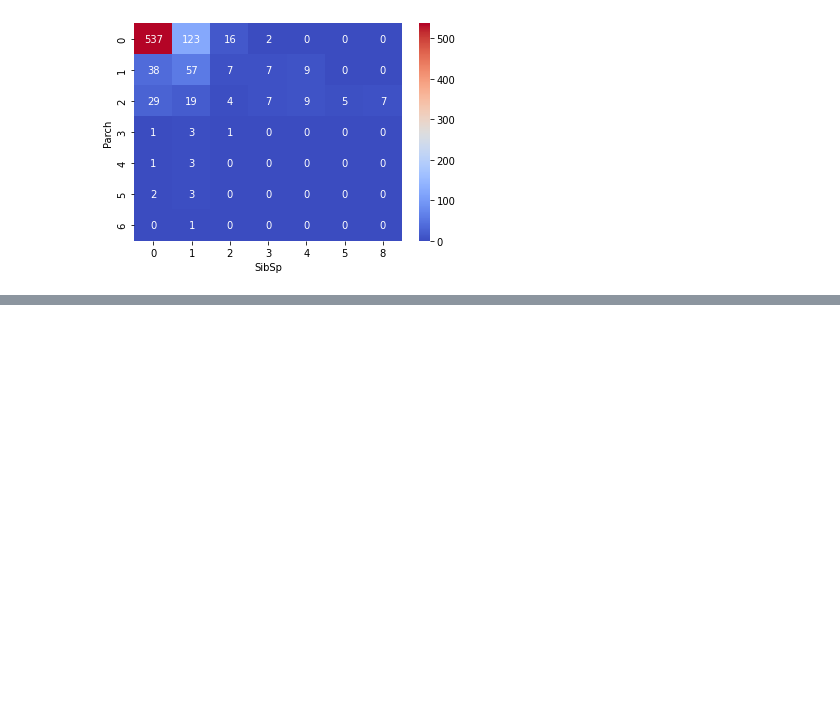
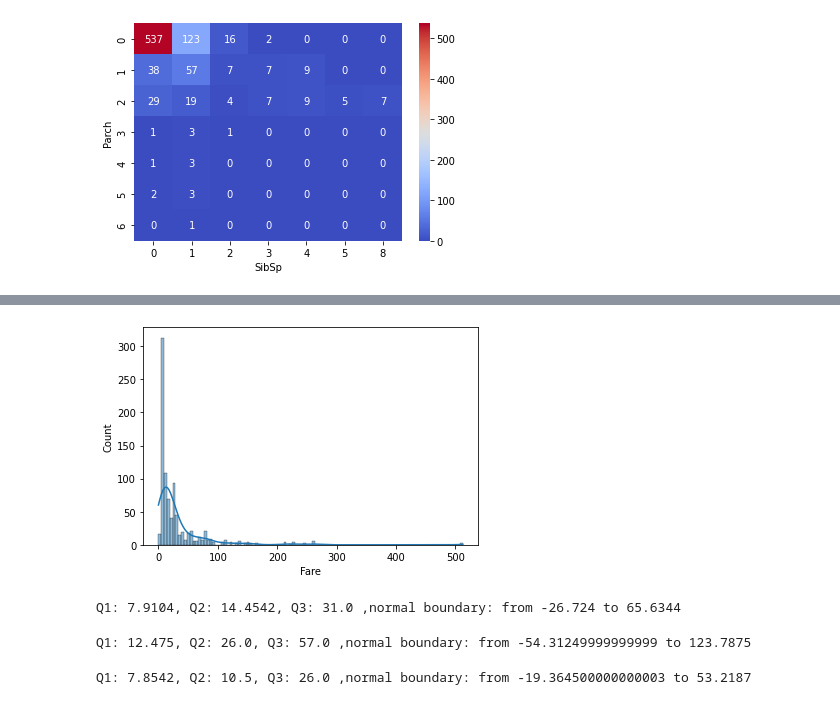
Before and after one commit to haku9627/Kaggle, a Jupyter notebook: Titanic/Titanic-MachineLearningFromDisaster.ipynb, the cells around one changed output, grey strips where cells are left out. Drawn from its saved outputs; the diff is of its cells as text; code cells hidden in the pictures; blank space fills up the shorter version.

```diff
--- a/Titanic/Titanic-MachineLearningFromDisaster.ipynb
+++ b/Titanic/Titanic-MachineLearningFromDisaster.ipynb
@@ -485,0 +537,16 @@ len(df2_manipulate1)
+# %%
+sns.histplot(df2_manipulate3.Fare,kde=True);
+# %% [output]
+[figure, added]
+# %%
+iqr_boundary(df2_manipulate3.Fare)
+# %% [output]
+Q1: 7.9104, Q2: 14.4542, Q3: 31.0 ,normal boundary: from -26.724 to 65.6344
+# %%
+iqr_boundary(df2_manipulate3.Fare[df2_manipulate3.Survived==1])
+# %% [output]
+Q1: 12.475, Q2: 26.0, Q3: 57.0 ,normal boundary: from -54.31249999999999 to 123.7875
+# %%
+iqr_boundary(df2_manipulate3.Fare[df2_manipulate3.Survived==0])
+# %% [output]
+Q1: 7.8542, Q2: 10.5, Q3: 26.0 ,normal boundary: from -19.364500000000003 to 53.2187
```
Also changed, not shown: parts of 24 cells of this notebook.
